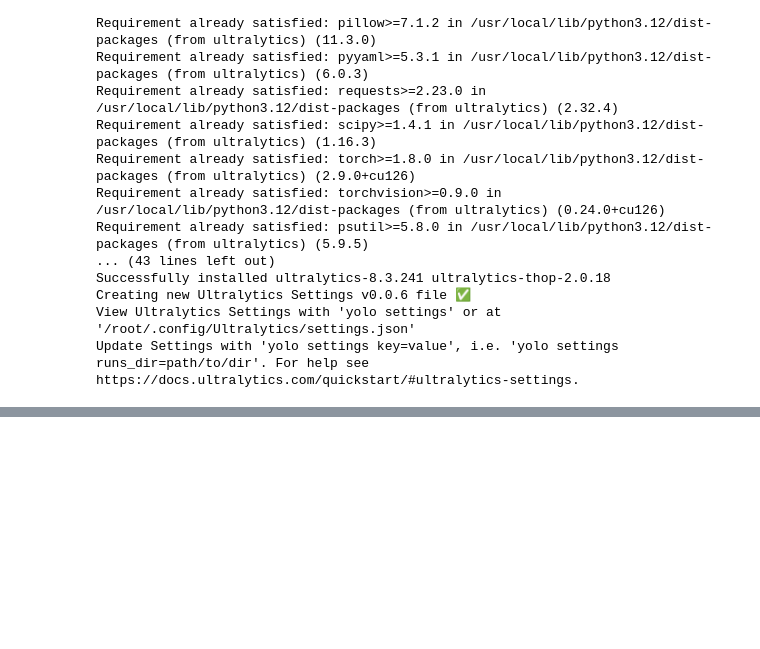
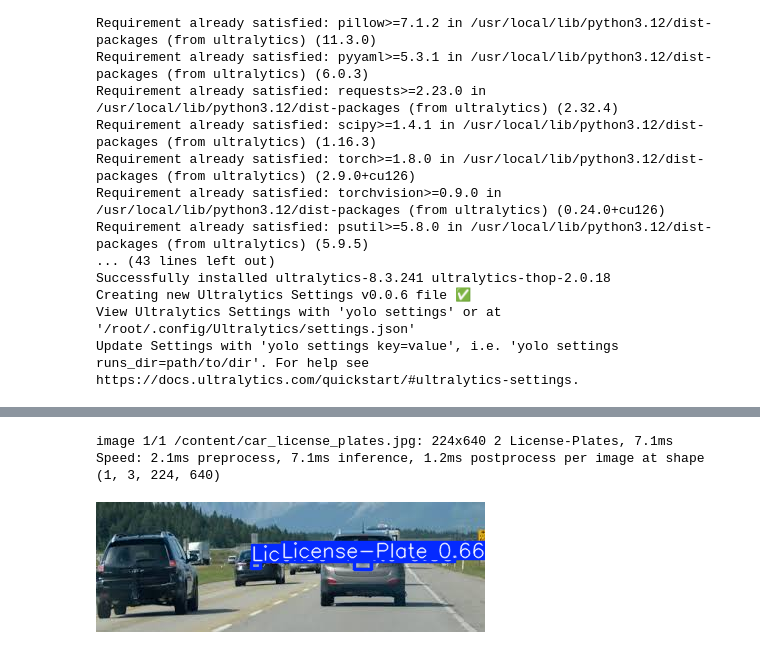
Before and after one commit to RizwanAhemd/Computer-Vision-projects, a Jupyter notebook: license_plate_detection.ipynb, the cells around one changed output, grey strips where cells are left out. Drawn from its saved outputs; the diff is of its cells as text; code cells hidden in the pictures; blank space fills up the shorter version.

Commit message:
Created using Yolo11 on custom data

```diff
--- a/license_plate_detection.ipynb
+++ b/license_plate_detection.ipynb
@@ -42,5 +37,5 @@ pred[0].show()
 # %%
-model.train(data="/content/data.yaml",epochs=30)
+model.train(data="/content/data.yaml",epochs=40)
 # %% [output]
 Ultralytics 8.3.241 🚀 Python-3.12.12 torch-2.9.0+cu126 CUDA:0 (Tesla T4, 15095MiB)
 engine/trainer: agnostic_nms=False, amp=True, augment=False, auto_augment=randaugment, batch=16, bgr=0.0, box=7.5, cache=False, cfg=None, classes=None, close_mosaic=10, cls=0.5, compile=False, conf=No ...
@@ -115,0 +74,7 @@ Results saved to /content/runs/detect/predict2
+# %%
+pred1=model.predict("/content/car_license_plates.jpg")
+pred1[0].show()
+# %% [output]
+image 1/1 /content/car_license_plates.jpg: 224x640 2 License-Plates, 7.1ms
+Speed: 2.1ms preprocess, 7.1ms inference, 1.2ms postprocess per image at shape (1, 3, 224, 640)
+[figure, added]
```
Also changed, not shown: parts of 6 cells of this notebook.
